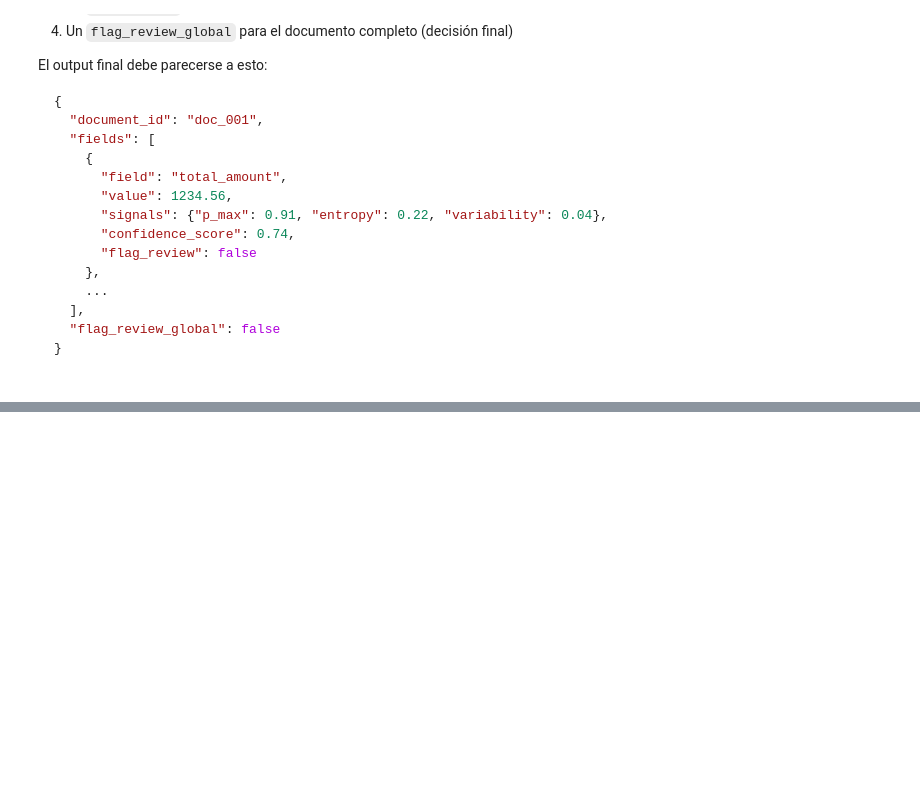
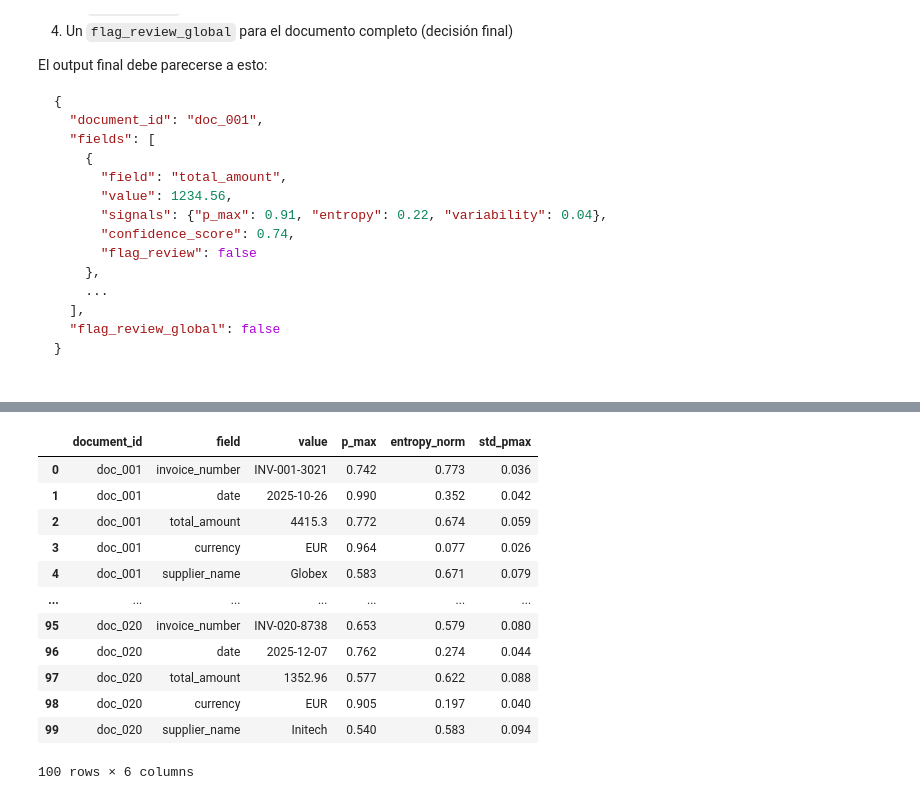
Before and after one commit to JorgeDataScientist/ml-uncertainty-lab, a Jupyter notebook: 06_field_level_confidence/06_field_level_confidence.ipynb, the cells around one changed output, grey strips where cells are left out. Cells and saved outputs as stored; diff of their text form; code cells hidden in the pictures; blank space fills up the shorter version.

```diff
--- a/06_field_level_confidence/06_field_level_confidence.ipynb
+++ b/06_field_level_confidence/06_field_level_confidence.ipynb
@@ -47,0 +311,35 @@ El output final debe parecerse a esto:
+# %%
+N_DOCS = 20
+
+rows = []
+for doc_id in range(1, N_DOCS + 1):
+    for field in FIELDS:
+        value = simulate_value(field, doc_id)
+        p_max, entropy_norm, std_pmax = simulate_signals(field)
+
+        rows.append({
+            "document_id": f"doc_{doc_id:03d}",
+            "field": field,
+            "value": value,
+            "p_max": round(p_max, 3),
+            "entropy_norm": round(entropy_norm, 3),
+            "std_pmax": round(std_pmax, 3),
+        })
+
+df_fields = pd.DataFrame(rows)
+
+df_fields.head(10)
+# %% [output]
+|  | document_id | field | value | p_max | entropy_norm | std_pmax |
+| 0 | doc_001 | invoice_number | INV-001-3021 | 0.742 | 0.773 | 0.036 |
+| 1 | doc_001 | date | 2025-10-26 | 0.990 | 0.352 | 0.042 |
+| 2 | doc_001 | total_amount | 4415.3 | 0.772 | 0.674 | 0.059 |
+| 3 | doc_001 | currency | EUR | 0.964 | 0.077 | 0.026 |
+| 4 | doc_001 | supplier_name | Globex | 0.583 | 0.671 | 0.079 |
+| ... | ... | ... | ... | ... | ... | ... |
+| 95 | doc_020 | invoice_number | INV-020-8738 | 0.653 | 0.579 | 0.080 |
+| 96 | doc_020 | date | 2025-12-07 | 0.762 | 0.274 | 0.044 |
+| 97 | doc_020 | total_amount | 1352.96 | 0.577 | 0.622 | 0.088 |
+| 98 | doc_020 | currency | EUR | 0.905 | 0.197 | 0.040 |
+| 99 | doc_020 | supplier_name | Initech | 0.540 | 0.583 | 0.094 |
+100 rows × 6 columns
```
Also changed, not shown: parts of 29 cells of this notebook.
